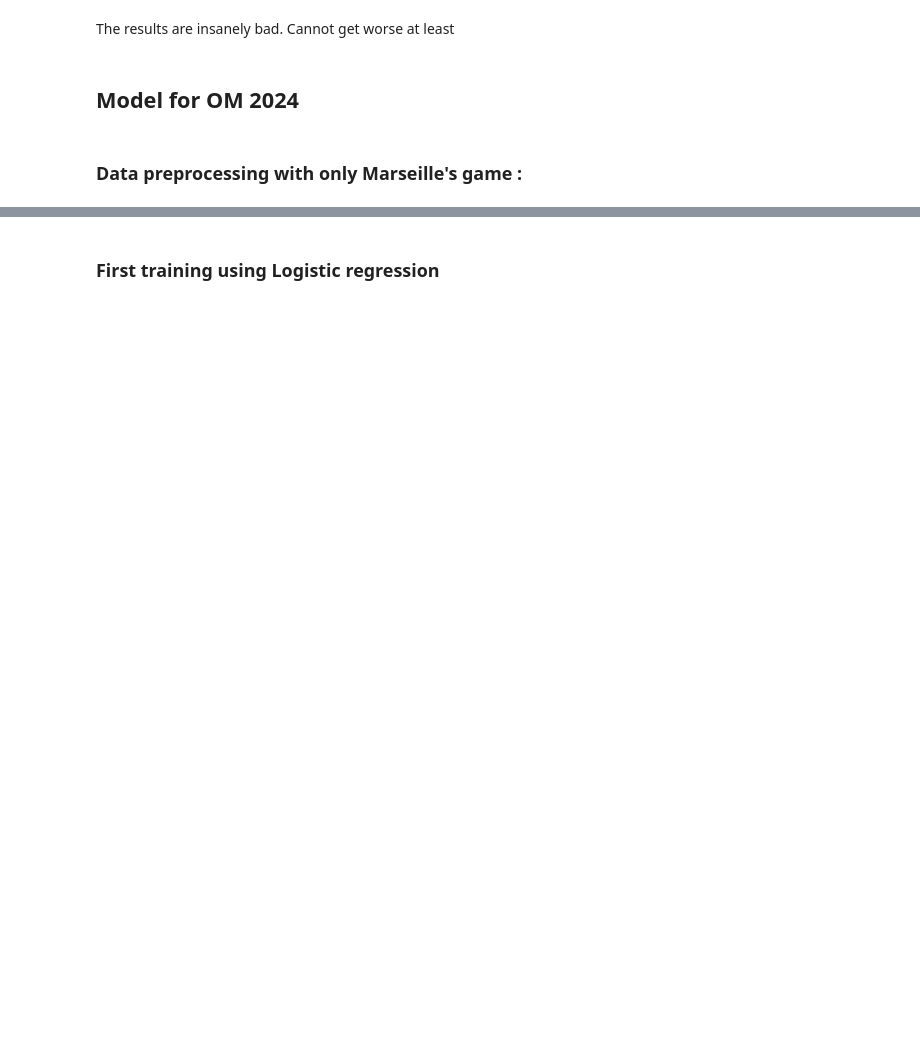
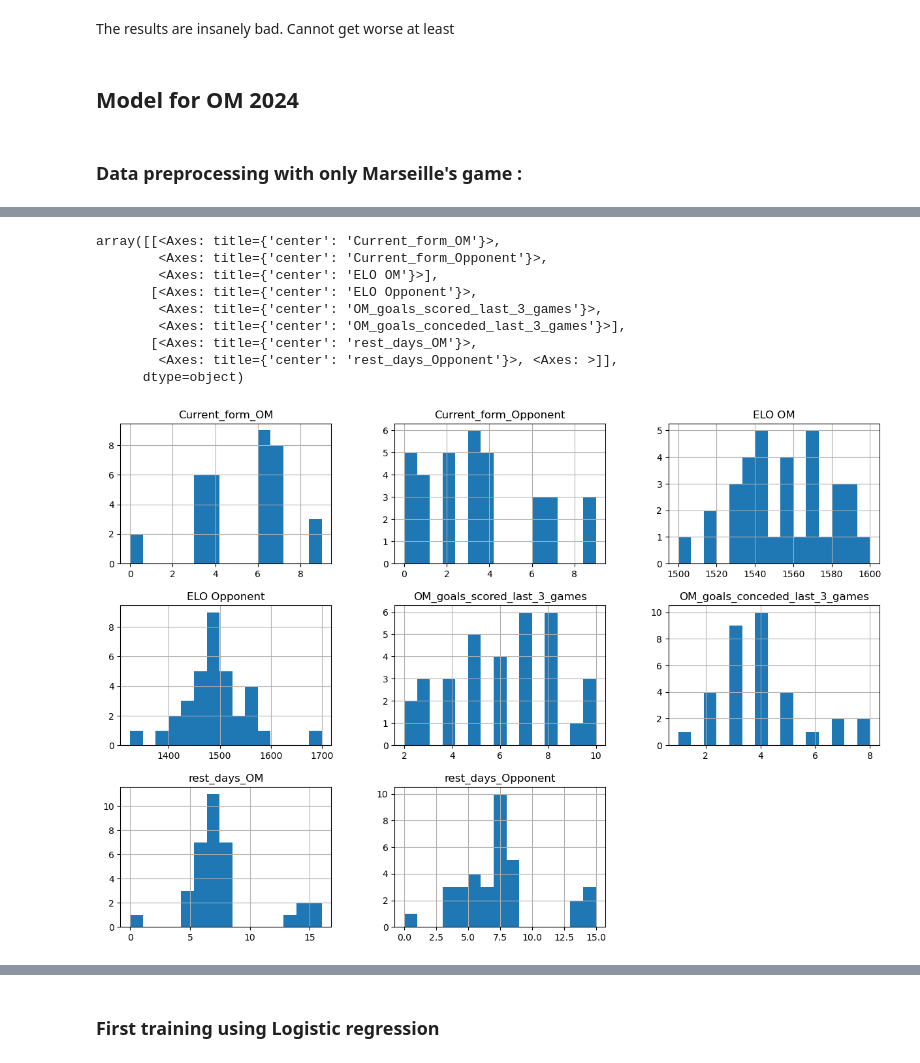
Before and after one commit to oliversmith13/Marseille_wins, a Jupyter notebook: main_notebook_Oli.ipynb, the cells around one changed output, grey strips where cells are left out. Saved outputs shown, nothing was run; the diff lists cells and outputs as text; code cells hidden in the pictures; blank space fills up the shorter version.

```diff
--- a/main_notebook_Oli.ipynb
+++ b/main_notebook_Oli.ipynb
@@ -505,0 +493,18 @@ dtype: int64
+# %%
+numeric_features = ['Current_form_OM','Current_form_Opponent',
+                    'ELO OM','ELO Opponent',
+                    'OM_goals_scored_last_3_games','OM_goals_conceded_last_3_games',
+                    'rest_days_OM','rest_days_Opponent']
+
+df_om_games_2024[numeric_features].hist(bins=15, figsize=(15,10))
+# %% [output]
+array([[<Axes: title={'center': 'Current_form_OM'}>,
+        <Axes: title={'center': 'Current_form_Opponent'}>,
+        <Axes: title={'center': 'ELO OM'}>],
+       [<Axes: title={'center': 'ELO Opponent'}>,
+        <Axes: title={'center': 'OM_goals_scored_last_3_games'}>,
+        <Axes: title={'center': 'OM_goals_conceded_last_3_games'}>],
+       [<Axes: title={'center': 'rest_days_OM'}>,
+        <Axes: title={'center': 'rest_days_Opponent'}>, <Axes: >]],
+      dtype=object)
+[figure, added]
```
Also changed, not shown: parts of 22 cells of this notebook.
